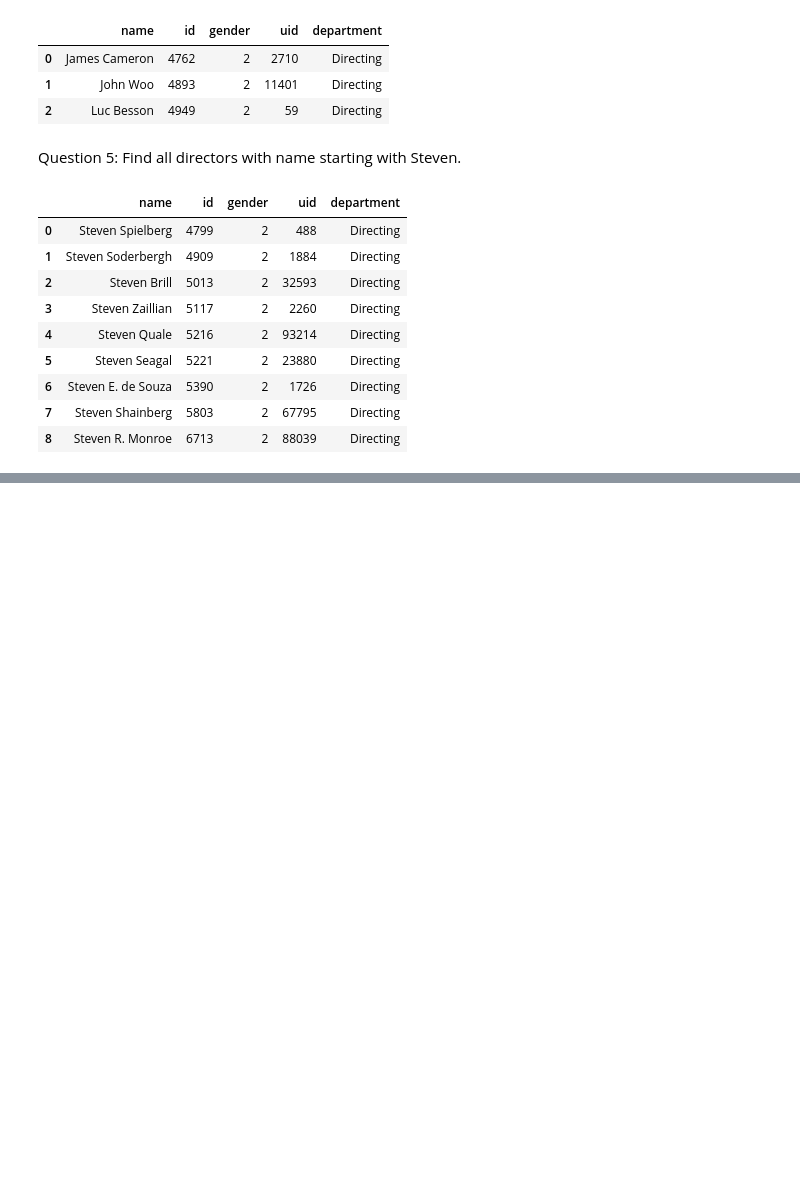
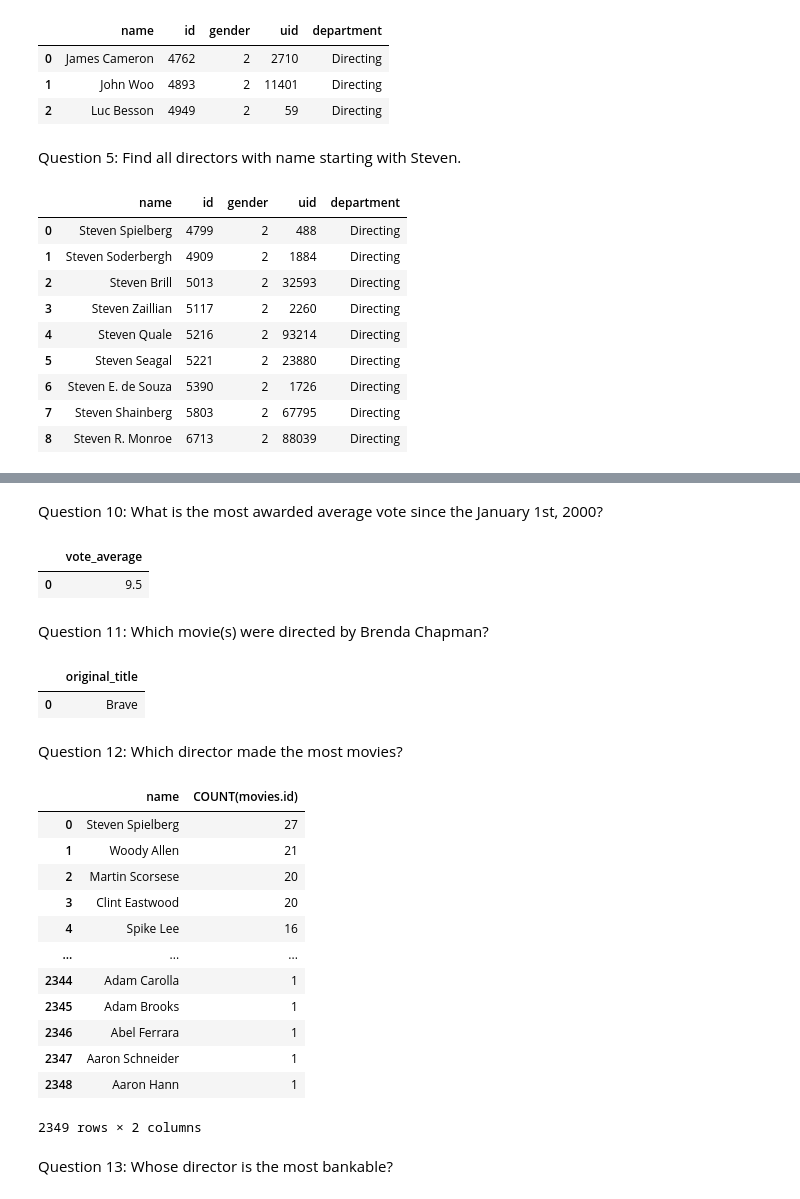
Before and after one commit to QiCai1995/IMDb-Project-SQL, a Jupyter notebook: practice.ipynb, the cells around one changed output, grey strips where cells are left out. Saved outputs shown, nothing was run; the diff lists cells and outputs as text; code cells hidden in the pictures; blank space fills up the shorter version.

```diff
--- a/practice.ipynb
+++ b/practice.ipynb
@@ -115,0 +184,61 @@ Directors_w_steven
+# %% [markdown]
+Question 10: What is the most awarded average vote since the January 1st, 2000?
+# %%
+query = """
+        SELECT vote_average
+        FROM movies
+        WHERE release_date > '2000-01-01'
+        ORDER BY vote_average DESC
+        LIMIT 1;
+        """
+most_awarded_average = pd.read_sql(query, connection)
+
+most_awarded_average
+# %% [output]
+|  | vote_average |
+| 0 | 9.5 |
+# %% [markdown]
+Question 11: Which movie(s) were directed by Brenda Chapman?
+# %%
+query = """
+        SELECT original_title
+        FROM movies
+        LEFT JOIN directors
+        ON movies.director_id = directors.id
+        WHERE directors.name == 'Brenda Chapman';
+        """
+Brenda_Chapman_movies = pd.read_sql(query, connection)
+Brenda_Chapman_movies
+# %% [output]
+|  | original_title |
+| 0 | Brave |
+# %% [markdown]
+Question 12: Which director made the most movies?
+# %%
+query = """
+        SELECT name,COUNT(movies.id)
+        FROM movies
+        LEFT JOIN directors
+        ON movies.director_id = directors.id
+        GROUP BY directors.name
+        ORDER BY count(movies.id) DESC;
+"""
+
+most_movies = pd.read_sql(query, connection)
+most_movies
+# %% [output]
+|  | name | COUNT(movies.id) |
+| 0 | Steven Spielberg | 27 |
+| 1 | Woody Allen | 21 |
+| 2 | Martin Scorsese | 20 |
+| 3 | Clint Eastwood | 20 |
+| 4 | Spike Lee | 16 |
+| ... | ... | ... |
+| 2344 | Adam Carolla | 1 |
+| 2345 | Adam Brooks | 1 |
+| 2346 | Abel Ferrara | 1 |
+| 2347 | Aaron Schneider | 1 |
+| 2348 | Aaron Hann | 1 |
+2349 rows × 2 columns
+# %% [markdown]
+Question 13: Whose director is the most bankable?
```
Also changed, not shown: parts of 8 cells of this notebook.
